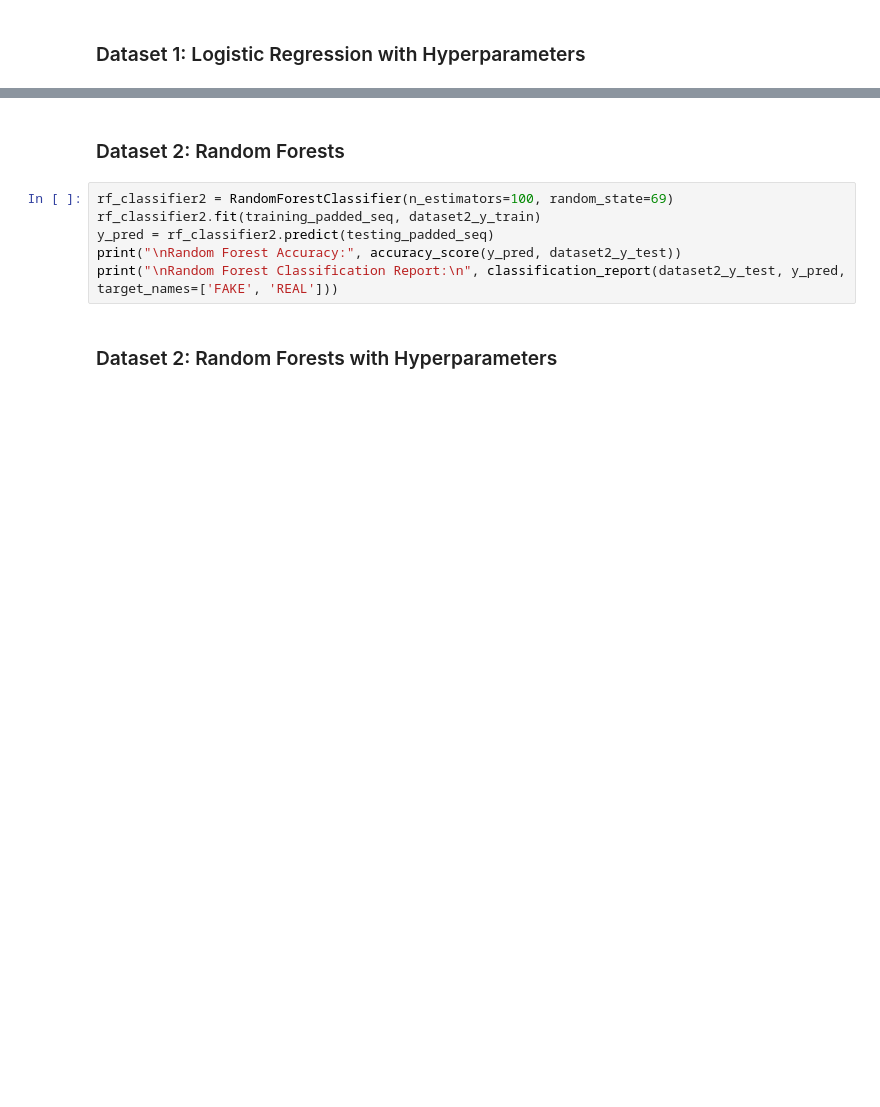
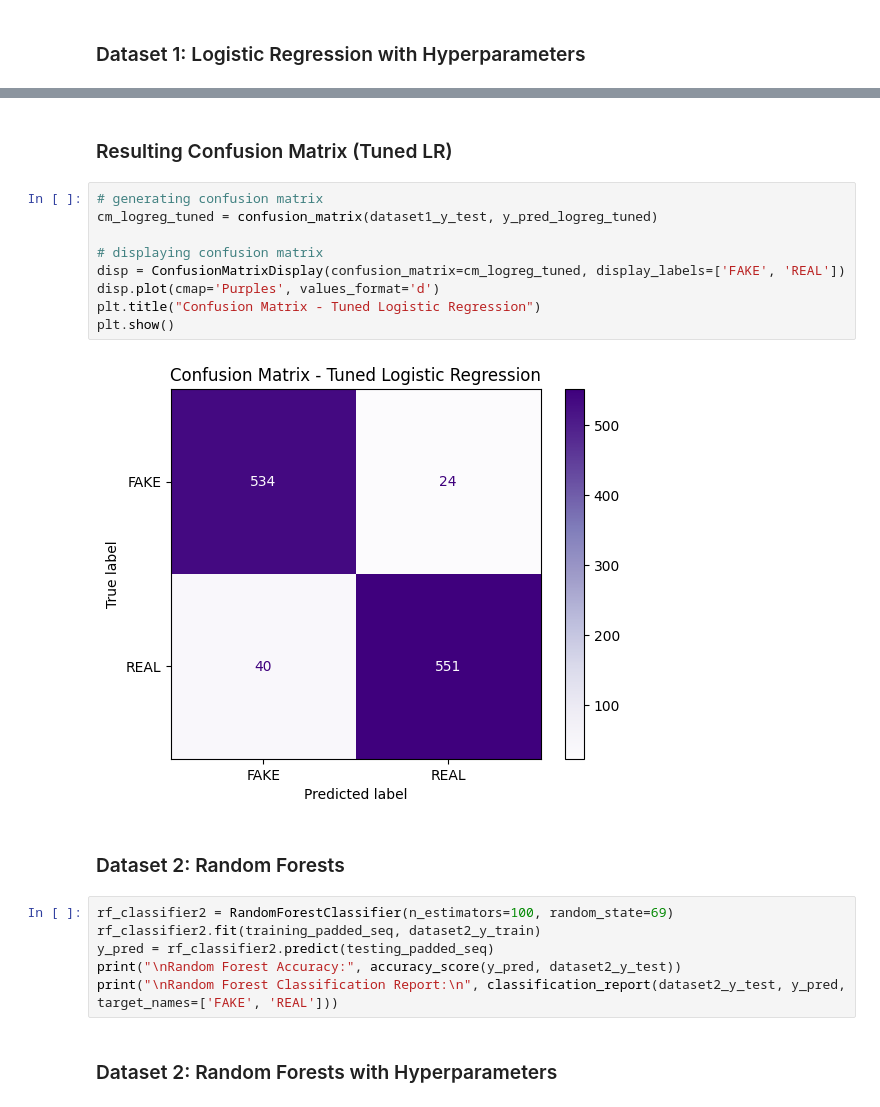
Before and after one commit to milchi03/ML_Project_3, a Jupyter notebook: classic-classifier.ipynb, the cells around one changed output, grey strips where cells are left out. Drawn from its saved outputs; the diff is of its cells as text; blank space fills up the shorter version.

```diff
--- a/classic-classifier.ipynb
+++ b/classic-classifier.ipynb
@@ -915,3 +955,16 @@ print("\nTuned Logistic Regression Classification Report:\n", classification_rep
+# %% [markdown]
+### Resulting Confusion Matrix (Tuned LR)
+# %%
+# generating confusion matrix
+cm_logreg_tuned = confusion_matrix(dataset1_y_test, y_pred_logreg_tuned)
+
+# displaying confusion matrix
+disp = ConfusionMatrixDisplay(confusion_matrix=cm_logreg_tuned, display_labels=['FAKE', 'REAL'])
+disp.plot(cmap='Purples', values_format='d')
+plt.title("Confusion Matrix - Tuned Logistic Regression")
+plt.show()
+# %% [output]
+[figure, added]
 # %% [markdown]
 ### Dataset 2: Random Forests
 # %%
```
Also changed, not shown: parts of 6 cells of this notebook.
